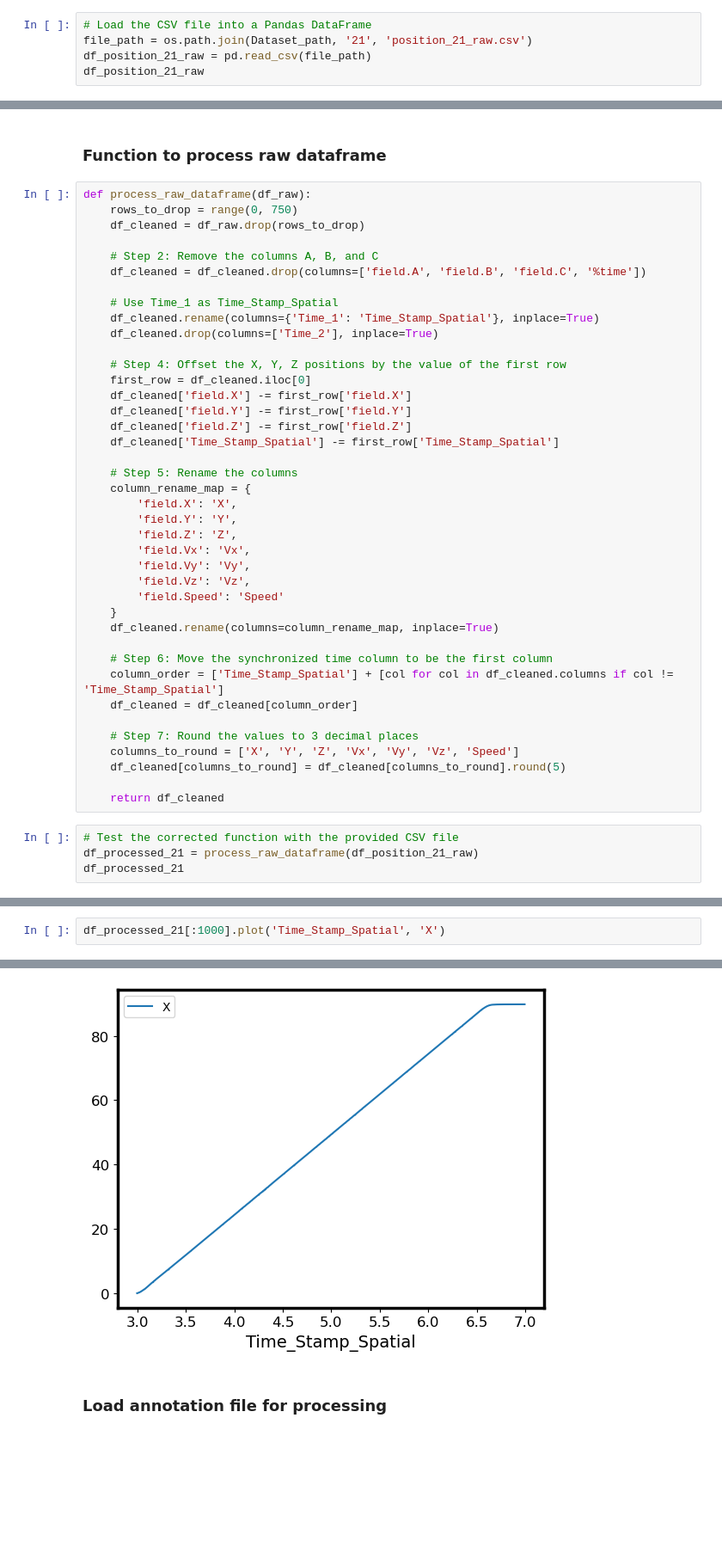
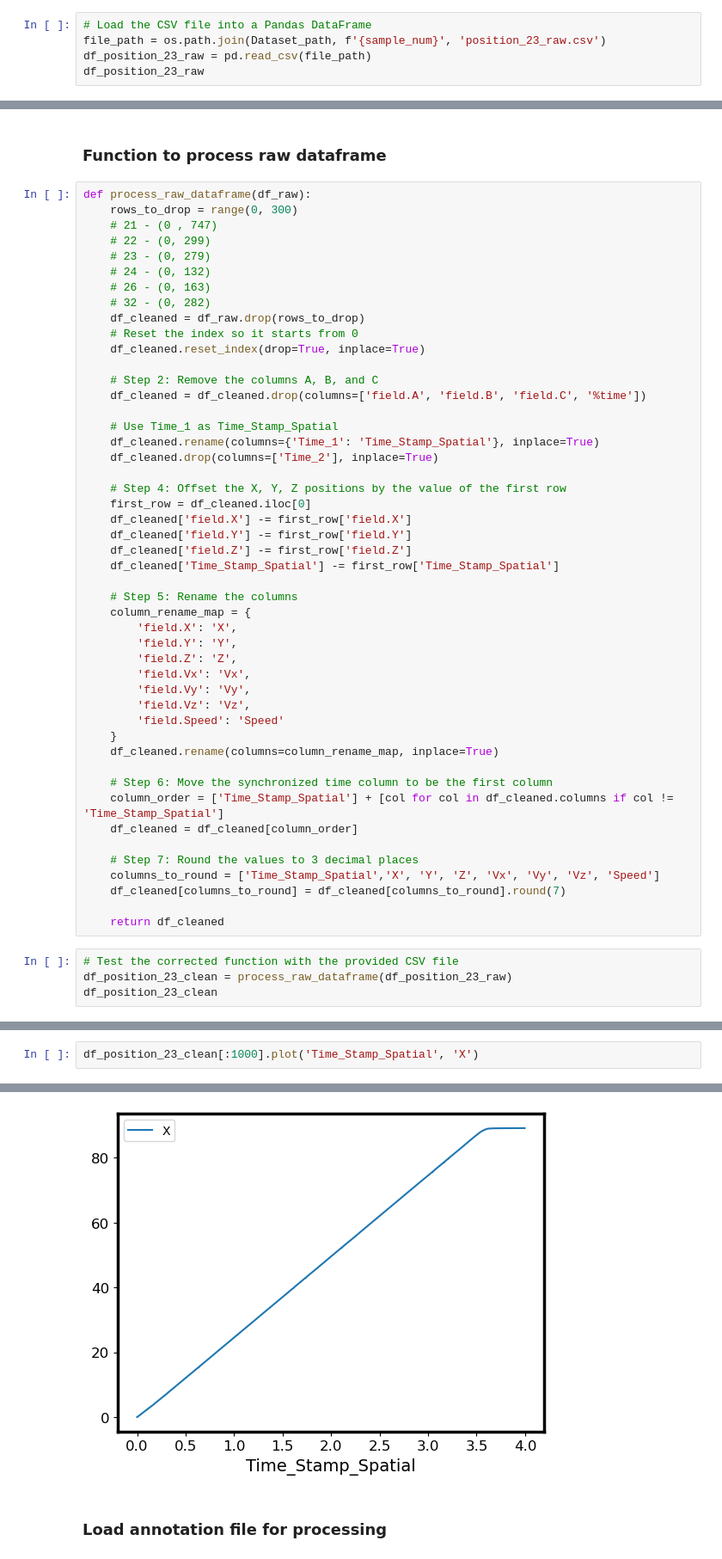
Before and after one commit to Davidlequnchen/LDED-FusionNet, a Jupyter notebook: code/2b_spatiotemporal_feature_fusion.ipynb, the cells around one changed output, grey strips where cells are left out. Shown at 86% size. Saved outputs shown, nothing was run; the diff lists cells and outputs as text; blank space fills up the shorter version.

```diff
--- a/code/2b_spatiotemporal_feature_fusion.ipynb
+++ b/code/2b_spatiotemporal_feature_fusion.ipynb
@@ -90,7 +92,7 @@ df_multimodal
 # %%
 # Load the CSV file into a Pandas DataFrame
-file_path = os.path.join(Dataset_path, '21', 'position_21_raw.csv')
-df_position_21_raw = pd.read_csv(file_path)
-df_position_21_raw
+file_path = os.path.join(Dataset_path, f'{sample_num}', 'position_23_raw.csv')
+df_position_23_raw = pd.read_csv(file_path)
+df_position_23_raw
 # %% [output]
 |  | Time_1 | field.X | field.Y | field.Z | field.A | field.B | field.C | %time | Time_2 | field.Vx | field.Vy | ... |
@@ -122,8 +124,16 @@ df_position_21_raw
 ### Function to process raw dataframe
 # %%
 def process_raw_dataframe(df_raw):
-    rows_to_drop = range(0, 750)
+    rows_to_drop = range(0, 300)
+    # 21 - (0 , 747)
+    # 22 - (0, 299)
+    # 23 - (0, 279)
+    # 24 - (0, 132)
+    # 26 - (0, 163)
+    # 32 - (0, 282)
     df_cleaned = df_raw.drop(rows_to_drop)
+    # Reset the index so it starts from 0
+    df_cleaned.reset_index(drop=True, inplace=True)
 
     # Step 2: Remove the columns A, B, and C
     df_cleaned = df_cleaned.drop(columns=['field.A', 'field.B', 'field.C', '%time'])
@@ -156,13 +166,13 @@ def process_raw_dataframe(df_raw):
     df_cleaned = df_cleaned[column_order]
 
     # Step 7: Round the values to 3 decimal places
-    columns_to_round = ['X', 'Y', 'Z', 'Vx', 'Vy', 'Vz', 'Speed']
-    df_cleaned[columns_to_round] = df_cleaned[columns_to_round].round(5)
+    columns_to_round = ['Time_Stamp_Spatial','X', 'Y', 'Z', 'Vx', 'Vy', 'Vz', 'Speed']
+    df_cleaned[columns_to_round] = df_cleaned[columns_to_round].round(7)
 
     return df_cleaned
 # %%
 # Test the corrected function with the provided CSV file
-df_processed_21 = process_raw_dataframe(df_position_21_raw)
-df_processed_21
+df_position_23_clean = process_raw_dataframe(df_position_23_raw)
+df_position_23_clean
 # %% [output]
 |  | Time_Stamp_Spatial | X | Y | Z | Vx | Vy | Vz | Speed |
@@ -181,8 +191,8 @@ df_processed_21
 # %%
-df_processed_21[:1000].plot('Time_Stamp_Spatial', 'X')
+df_position_23_clean[:1000].plot('Time_Stamp_Spatial', 'X')
 # %% [output]
 <AxesSubplot:xlabel='Time_Stamp_Spatial'>
-[figure, old version]
+[figure, new version]
 # %% [markdown]
 ### Load annotation file for processing
 # %%
```
Also changed, not shown: parts of 36 cells of this notebook, 1 other file.
